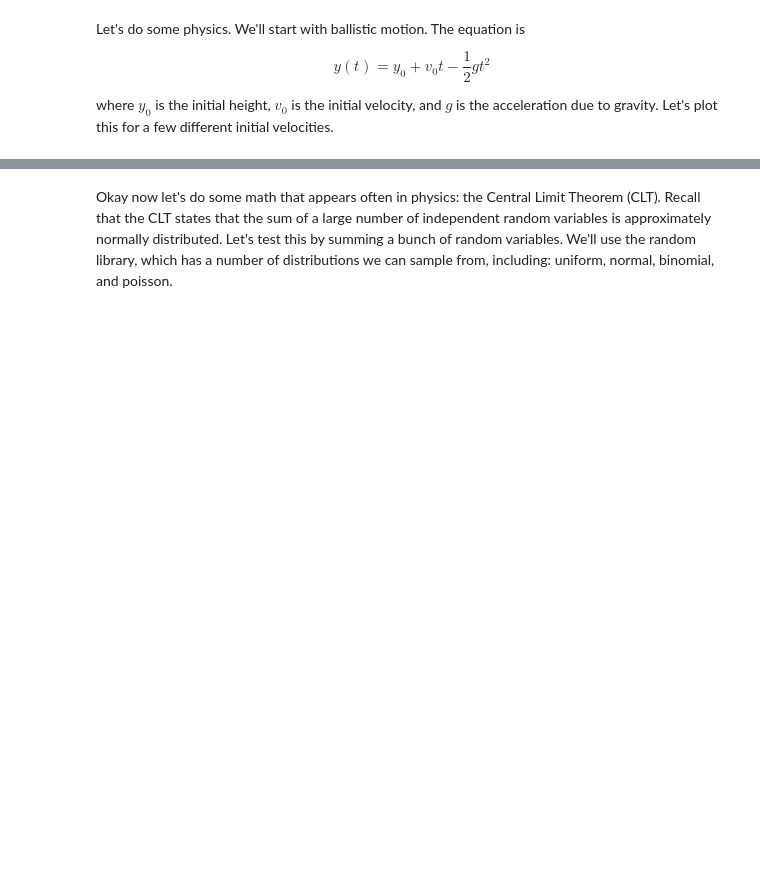
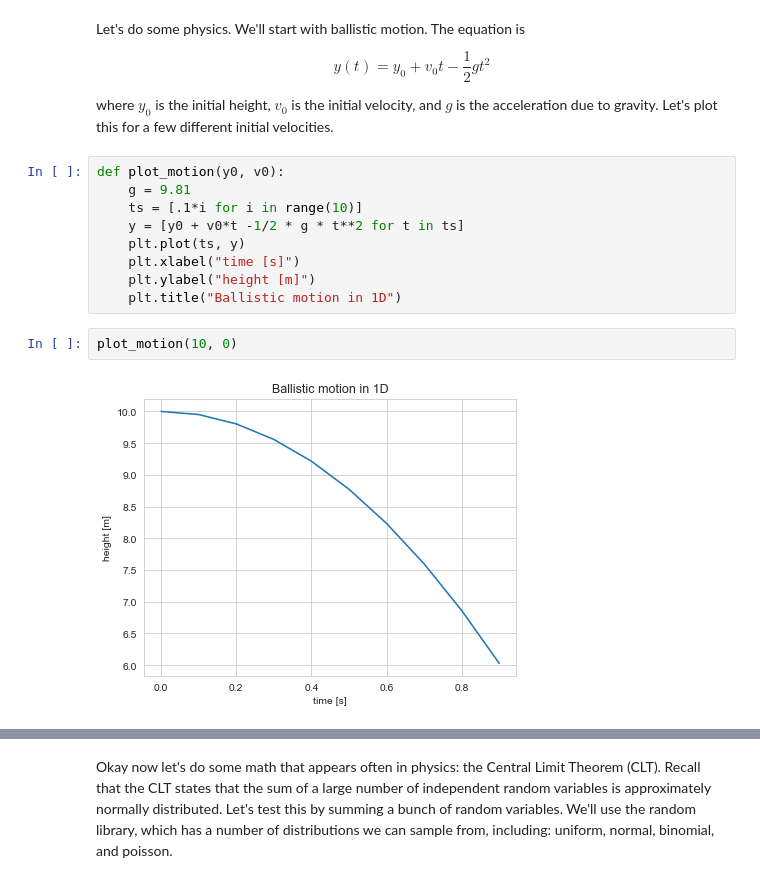
Before and after one commit to jimhalverson/COMP2023, a Jupyter notebook: notebooks/Intro to Python/1_Lecture_1_Essential Essentials.ipynb, the cells around one changed output, grey strips where cells are left out. Saved outputs shown, nothing was run; the diff lists cells and outputs as text; blank space fills up the shorter version.

```diff
--- a/notebooks/Intro to Python/1_Lecture_1_Essential Essentials.ipynb
+++ b/notebooks/Intro to Python/1_Lecture_1_Essential Essentials.ipynb
@@ -244,3 +352,16 @@ Let's do some physics. We'll start with ballistic motion. The equation is
 $$y(t) = y_0 + v_0 t - \frac{1}{2} g t^2$$
 
 where $y_0$ is the initial height, $v_0$ is the initial velocity, and $g$ is the acceleration due to gravity. Let's plot this for a few different initial velocities.
+# %%
+def plot_motion(y0, v0):
+    g = 9.81
+    ts = [.1*i for i in range(10)]
+    y = [y0 + v0*t -1/2 * g * t**2 for t in ts]
+    plt.plot(ts, y)
+    plt.xlabel("time [s]")
+    plt.ylabel("height [m]")
+    plt.title("Ballistic motion in 1D")
+# %%
+plot_motion(10, 0)
+# %% [output]
+[figure, added]
```
Also changed, not shown: parts of 17 cells of this notebook, 1 other file.
